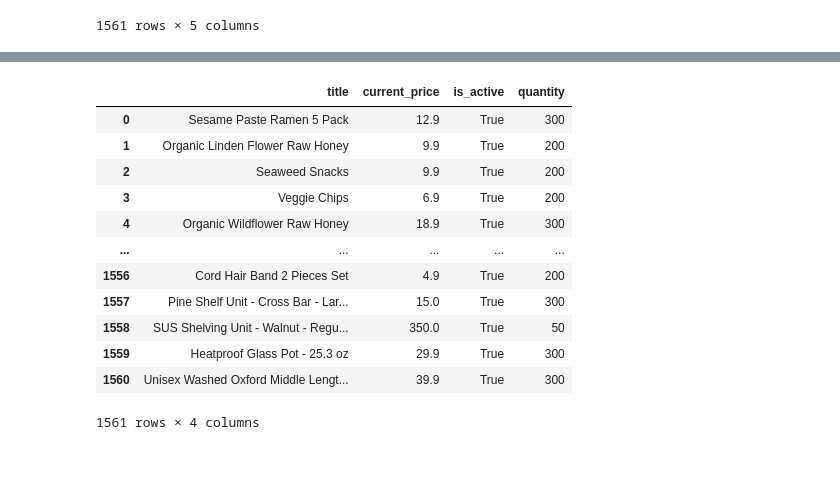
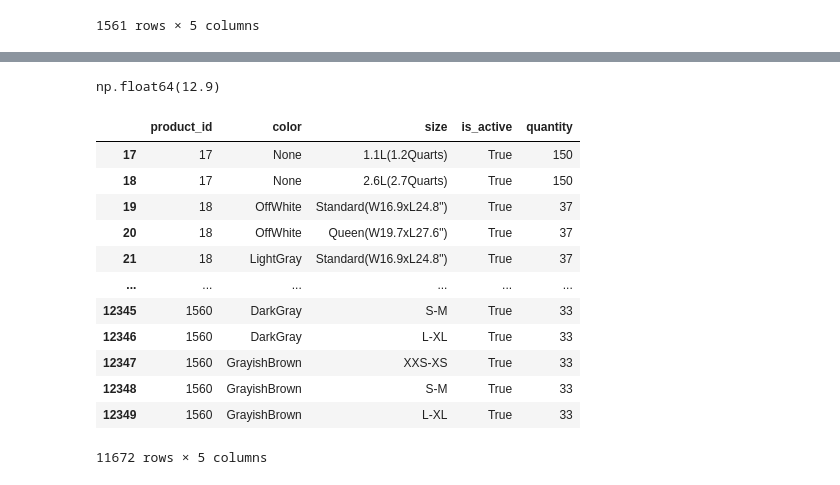
Before and after one commit to dauinh/enterprise_db, a Jupyter notebook: data/clean.ipynb, the cells around one changed output, grey strips where cells are left out. Drawn from its saved outputs; the diff is of its cells as text; code cells hidden in the pictures.

Commit message:
merge into attribute table. re-generate quantity data

```diff
--- a/data/clean.ipynb
+++ b/data/clean.ipynb
@@ -225,32 +202,47 @@ product_df
+# %%
+product_df.loc[0, 'current_price']
+# %% [output]
+np.float64(12.9)
 # %%
 # Add missing fields (quantity, is_active) and generate data
 
 # Quantity logic: based on price range
 # < $10: 200 items
 # $10 - $100: 300 items
 # > $100: 50 items
+product_df = filtered_df.drop(columns=['collections', 'colors', 'sizes'])
+
 product_df['is_active'] = True
+product_attr_df['is_active'] = True
 
-n = product_df.shape[0]
-def generate_quantity(price):
-    if price <= 10: return 200
-    elif 10 < price <= 100: return 300
-    else: return 50
+def generate_quantity(id):
+    attr_count = product_attr_df[product_attr_df.product_id == id].shape[0]
+    price = product_df.loc[id, 'current_price']
+    attr_count = 1 if attr_count == 0 else attr_count
+    if price <= 10:
+        return 200 // attr_count
+    elif 10 < price <= 100:
+        return 300 // attr_count
+    else:
+        return 50
 
-product_df['quantity'] = product_df['current_price'].apply(generate_quantity)
+product_attr_df['quantity'] = product_attr_df.apply(
+    lambda row: generate_quantity(row.loc['product_id']),
+    axis=1
+)
 
-product_df
+product_attr_df
 # %% [output]
-|  | title | current_price | is_active | quantity |
-| 0 | Sesame Paste Ramen 5 Pack | 12.9 | True | 300 |
-| 1 | Organic Linden Flower Raw Honey | 9.9 | True | 200 |
-| 2 | Seaweed Snacks | 9.9 | True | 200 |
-| 3 | Veggie Chips | 6.9 | True | 200 |
-| 4 | Organic Wildflower Raw Honey | 18.9 | True | 300 |
-| ... | ... | ... | ... | ... |
-| 1556 | Cord Hair Band 2 Pieces Set | 4.9 | True | 200 |
-| 1557 | Pine Shelf Unit - Cross Bar - Lar... | 15.0 | True | 300 |
-| 1558 | SUS Shelving Unit - Walnut - Regu... | 350.0 | True | 50 |
-| 1559 | Heatproof Glass Pot - 25.3 oz | 29.9 | True | 300 |
-| 1560 | Unisex Washed Oxford Middle Lengt... | 39.9 | True | 300 |
+|  | product_id | color | size | is_active | quantity |
+| 17 | 17 | None | 1.1L(1.2Quarts) | True | 150 |
+| 18 | 17 | None | 2.6L(2.7Quarts) | True | 150 |
+| 19 | 18 | OffWhite | Standard(W16.9xL24.8") | True | 37 |
+| 20 | 18 | OffWhite | Queen(W19.7xL27.6") | True | 37 |
+| 21 | 18 | LightGray | Standard(W16.9xL24.8") | True | 37 |
+| ... | ... | ... | ... | ... | ... |
+| 12345 | 1560 | DarkGray | S-M | True | 33 |
+| 12346 | 1560 | DarkGray | L-XL | True | 33 |
+| 12347 | 1560 | GrayishBrown | XXS-XS | True | 33 |
+| 12348 | 1560 | GrayishBrown | S-M | True | 33 |
+| 12349 | 1560 | GrayishBrown | L-XL | True | 33 |
-1561 rows × 4 columns
+11672 rows × 5 columns
```
Also changed, not shown: parts of 7 cells of this notebook.
